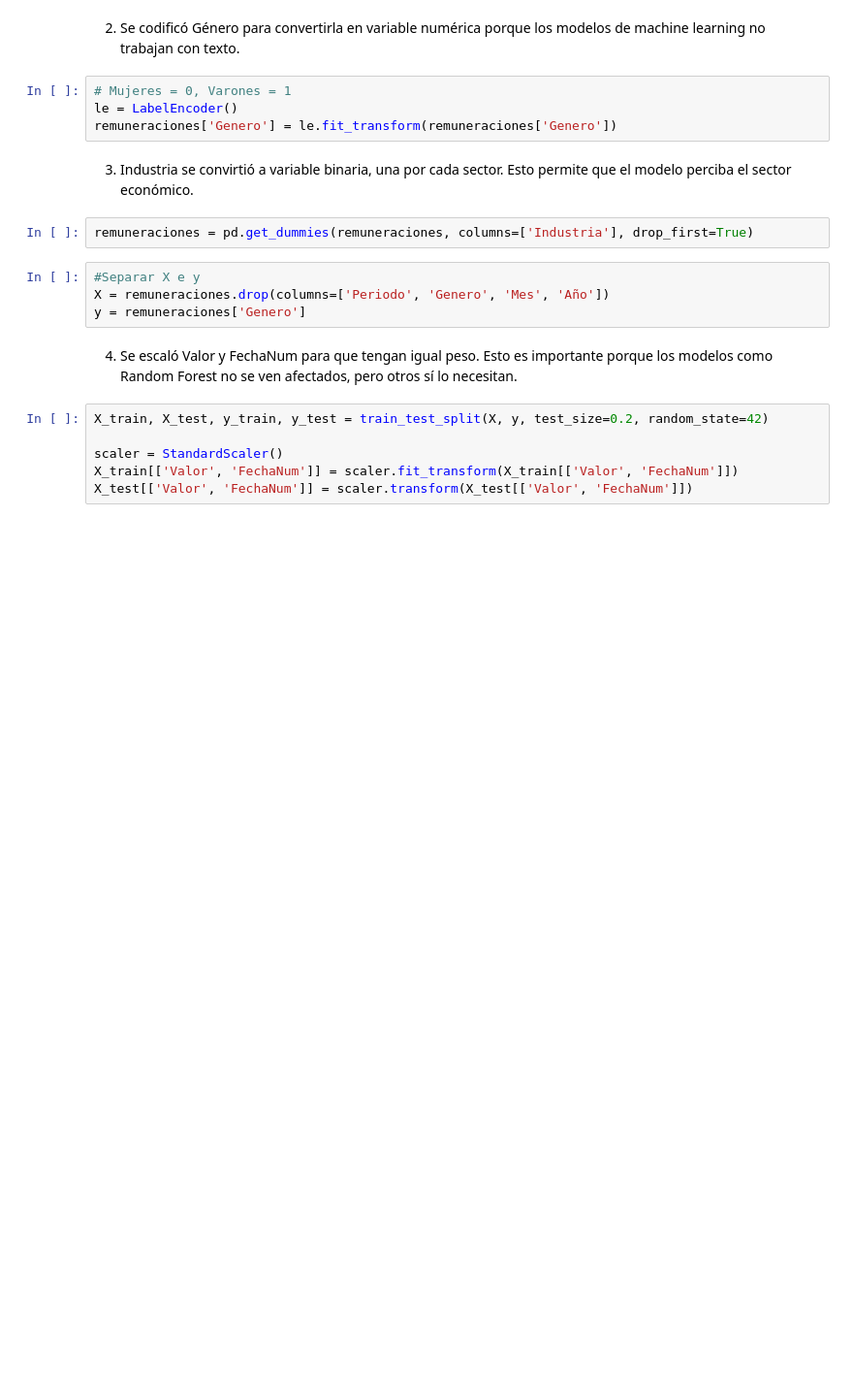
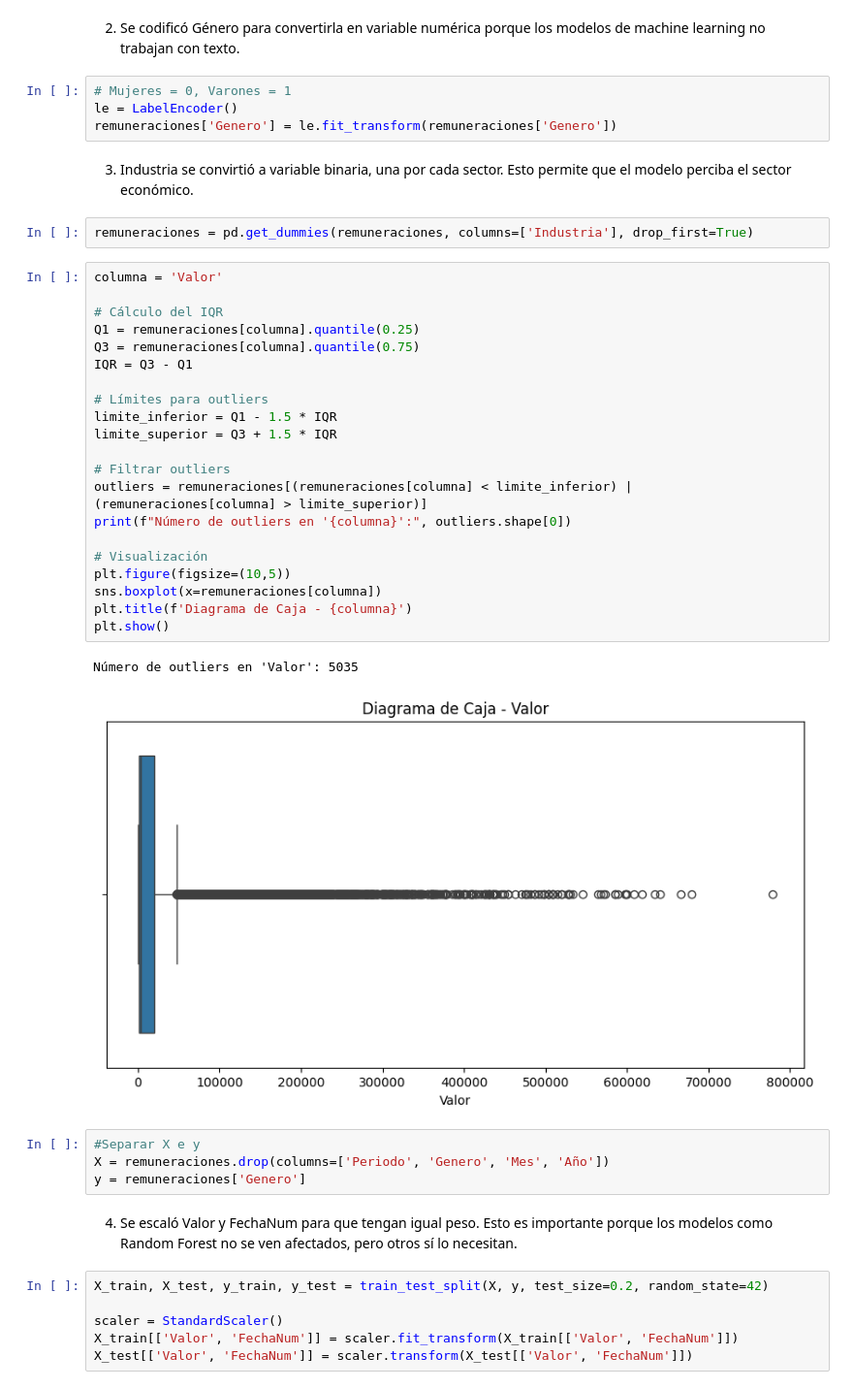
Before and after one commit to jorgelinasigal/datascience, a Jupyter notebook: proyectofinal/tercera pre-entrega/genero_clasificacion.ipynb, the cells around one changed output. Shown at 97% size. Cells and saved outputs as stored; diff of their text form; blank space fills up the shorter version.

```diff
--- a/proyectofinal/tercera pre-entrega/genero_clasificacion.ipynb
+++ b/proyectofinal/tercera pre-entrega/genero_clasificacion.ipynb
@@ -104,6 +104,30 @@ remuneraciones['Genero'] = le.fit_transform(remuneraciones['Genero'])
 3. Industria se convirtió a variable binaria, una por cada sector. Esto permite que el modelo perciba el sector económico.
 # %%
 remuneraciones = pd.get_dummies(remuneraciones, columns=['Industria'], drop_first=True)
+# %%
+columna = 'Valor'
+
+# Cálculo del IQR
+Q1 = remuneraciones[columna].quantile(0.25)
+Q3 = remuneraciones[columna].quantile(0.75)
+IQR = Q3 - Q1
+
+# Límites para outliers
+limite_inferior = Q1 - 1.5 * IQR
+limite_superior = Q3 + 1.5 * IQR
+
+# Filtrar outliers
+outliers = remuneraciones[(remuneraciones[columna] < limite_inferior) | (remuneraciones[columna] > limite_superior)]
+print(f"Número de outliers en '{columna}':", outliers.shape[0])
+
+# Visualización
+plt.figure(figsize=(10,5))
+sns.boxplot(x=remuneraciones[columna])
+plt.title(f'Diagrama de Caja - {columna}')
+plt.show()
+# %% [output]
+Número de outliers en 'Valor': 5035
+[figure, added]
 # %%
 #Separar X e y
 X = remuneraciones.drop(columns=['Periodo', 'Genero', 'Mes', 'Año'])
```
